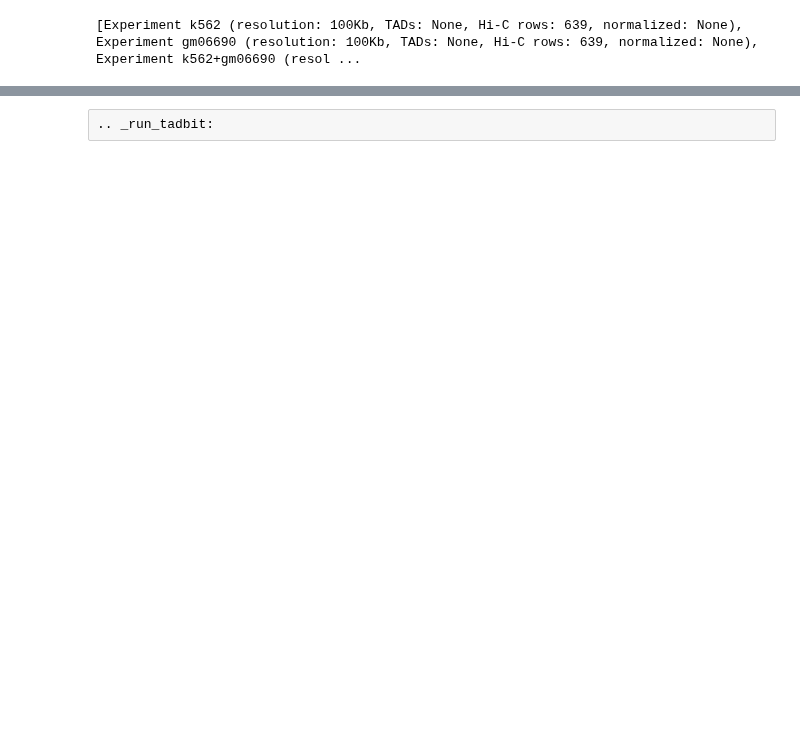
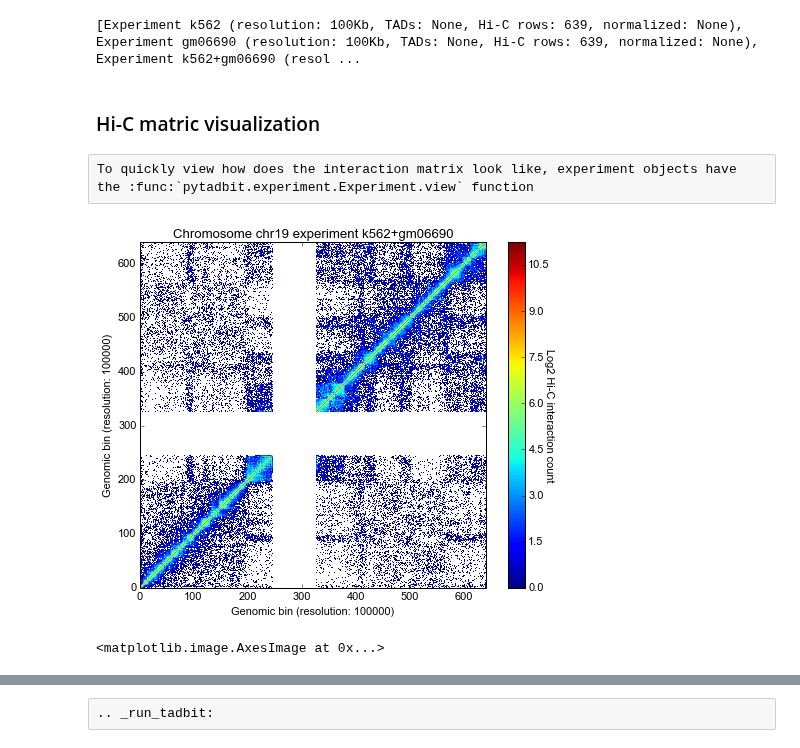
Before and after one commit to 3DGenomes/TADbit, a Jupyter notebook: doc/notebooks/tutorial_1_general.ipynb, the cells around one changed output, grey strips where cells are left out. Drawn from its saved outputs; the diff is of its cells as text; code cells hidden in the pictures; blank space fills up the shorter version.

```diff
--- a/doc/notebooks/tutorial_1_general.ipynb
+++ b/doc/notebooks/tutorial_1_general.ipynb
@@ -103,3 +144,12 @@ my_chrom.add_experiment(exp)
 print my_chrom.experiments
 # %% [output]
 [Experiment k562 (resolution: 100Kb, TADs: None, Hi-C rows: 639, normalized: None), Experiment gm06690 (resolution: 100Kb, TADs: None, Hi-C rows: 639, normalized: None), Experiment k562+gm06690 (resol ...
+# %% [markdown]
+### Hi-C matric visualization
+# %% [raw]
+To quickly view how does the interaction matrix look like, experiment objects have the :func:`pytadbit.experiment.Experiment.view` function
+# %%
+exp.view()
+# %% [output]
+[figure, added]
+<matplotlib.image.AxesImage at 0x...>
```
Also changed, not shown: parts of 61 cells of this notebook, 59 other files.
